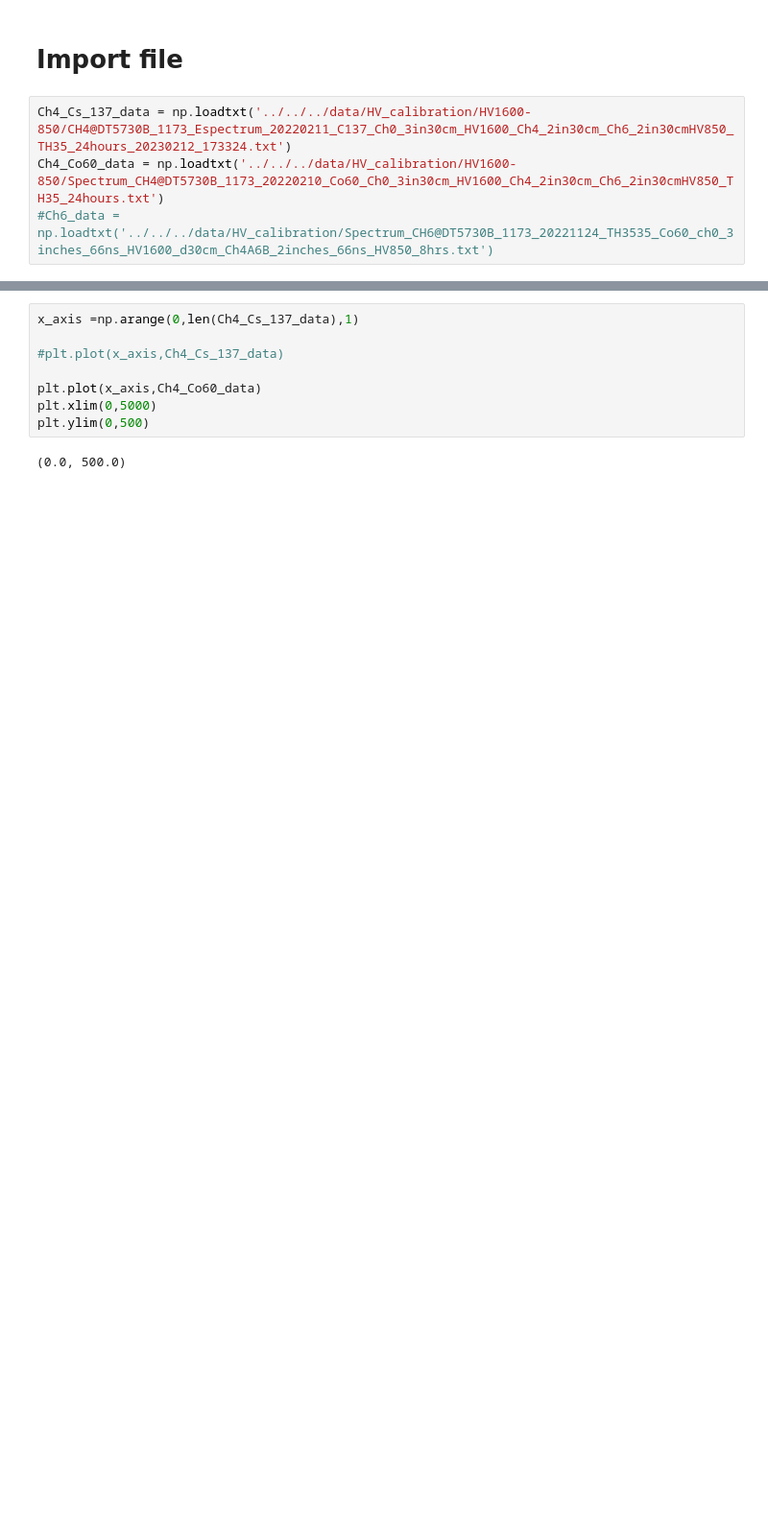
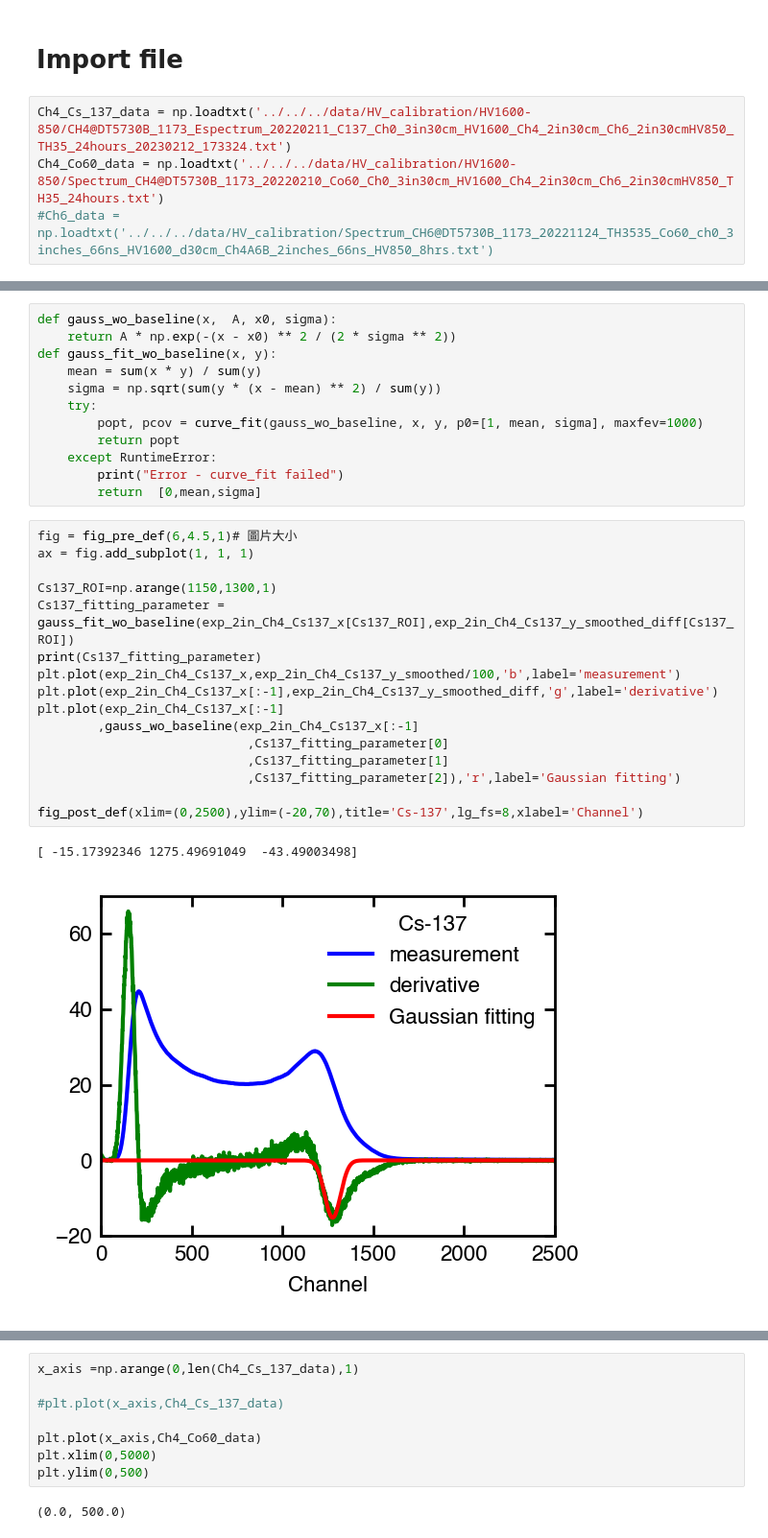
Before and after one commit to ShawnTHLIN/Neutron_research_code, a Jupyter notebook: Neutron_experiment/Calibration/Calibration_code.ipynb, the cells around one changed output, grey strips where cells are left out. Shown at 96% size. Cells and saved outputs as stored; diff of their text form; blank space fills up the shorter version.

```diff
--- a/Neutron_experiment/Calibration/Calibration_code.ipynb
+++ b/Neutron_experiment/Calibration/Calibration_code.ipynb
@@ -121,0 +185,31 @@ print(len(Ch4_Cs_137_data))
+# %%
+def gauss_wo_baseline(x,  A, x0, sigma):
+    return A * np.exp(-(x - x0) ** 2 / (2 * sigma ** 2))
+def gauss_fit_wo_baseline(x, y):
+    mean = sum(x * y) / sum(y)
+    sigma = np.sqrt(sum(y * (x - mean) ** 2) / sum(y))
+    try:
+        popt, pcov = curve_fit(gauss_wo_baseline, x, y, p0=[1, mean, sigma], maxfev=1000)
+        return popt
+    except RuntimeError:
+        print("Error - curve_fit failed")
+        return  [0,mean,sigma]
+# %%
+fig = fig_pre_def(6,4.5,1)# 圖片大小
+ax = fig.add_subplot(1, 1, 1)
+
+Cs137_ROI=np.arange(1150,1300,1)
+Cs137_fitting_parameter = gauss_fit_wo_baseline(exp_2in_Ch4_Cs137_x[Cs137_ROI],exp_2in_Ch4_Cs137_y_smoothed_diff[Cs137_ROI])
+print(Cs137_fitting_parameter)
+plt.plot(exp_2in_Ch4_Cs137_x,exp_2in_Ch4_Cs137_y_smoothed/100,'b',label='measurement')
+plt.plot(exp_2in_Ch4_Cs137_x[:-1],exp_2in_Ch4_Cs137_y_smoothed_diff,'g',label='derivative')
+plt.plot(exp_2in_Ch4_Cs137_x[:-1]
+        ,gauss_wo_baseline(exp_2in_Ch4_Cs137_x[:-1]
+                            ,Cs137_fitting_parameter[0]
+                            ,Cs137_fitting_parameter[1]
+                            ,Cs137_fitting_parameter[2]),'r',label='Gaussian fitting')
+
+fig_post_def(xlim=(0,2500),ylim=(-20,70),title='Cs-137',lg_fs=8,xlabel='Channel')
+# %% [output]
+[ -15.17392346 1275.49691049  -43.49003498]
+[figure, added]
```
Also changed, not shown: parts of 74 cells of this notebook, 3 other files.
